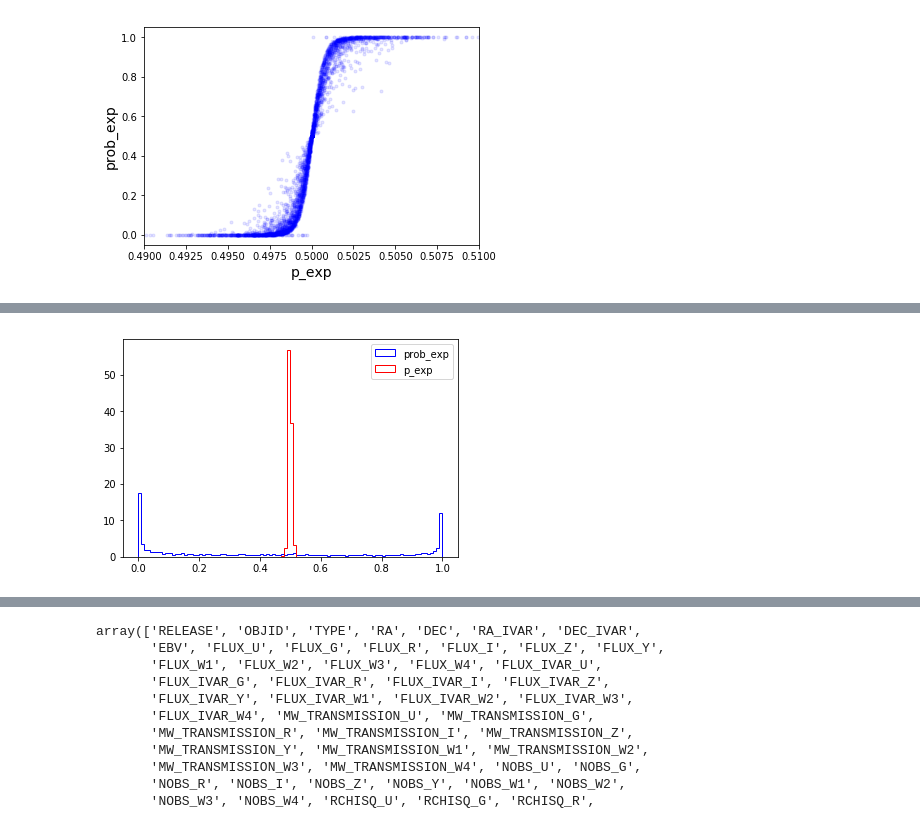
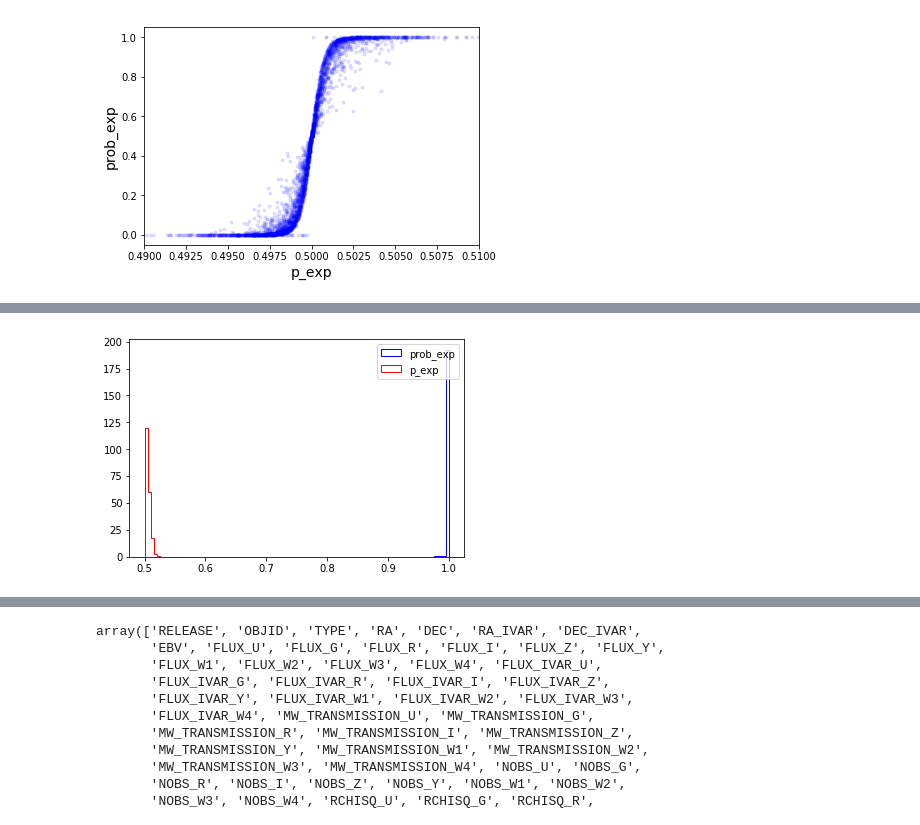
Before and after one commit to AlanPearl/margaret, a Jupyter notebook: notebooks/RedshiftAnalysis.ipynb, the cells around one changed output, grey strips where cells are left out. Drawn from its saved outputs; the diff is of its cells as text; code cells hidden in the pictures.

```diff
--- a/notebooks/RedshiftAnalysis.ipynb
+++ b/notebooks/RedshiftAnalysis.ipynb
@@ -107,6 +107,6 @@ plt.xlim([.49,.51]); plt.xlabel("p_exp", fontsize=14); plt.ylabel("prob_exp", fo
 # %%
-mask = data["p_exp"] != 0.5
+mask = (data["p_exp"] != 0.5) & (data["TYPE"] == b"EXP")
 plt.hist(data["prob_exp"][mask], bins=100, histtype="step", color="blue", density=True, label="prob_exp");
 plt.hist(data["p_exp"][mask], bins=100, histtype="step", color="red", density=True, label="p_exp"); plt.legend();
 # %% [output]
-[figure, old version]
+[figure, new version]
```
Also changed, not shown: parts of 2 cells of this notebook, 1 other file.
